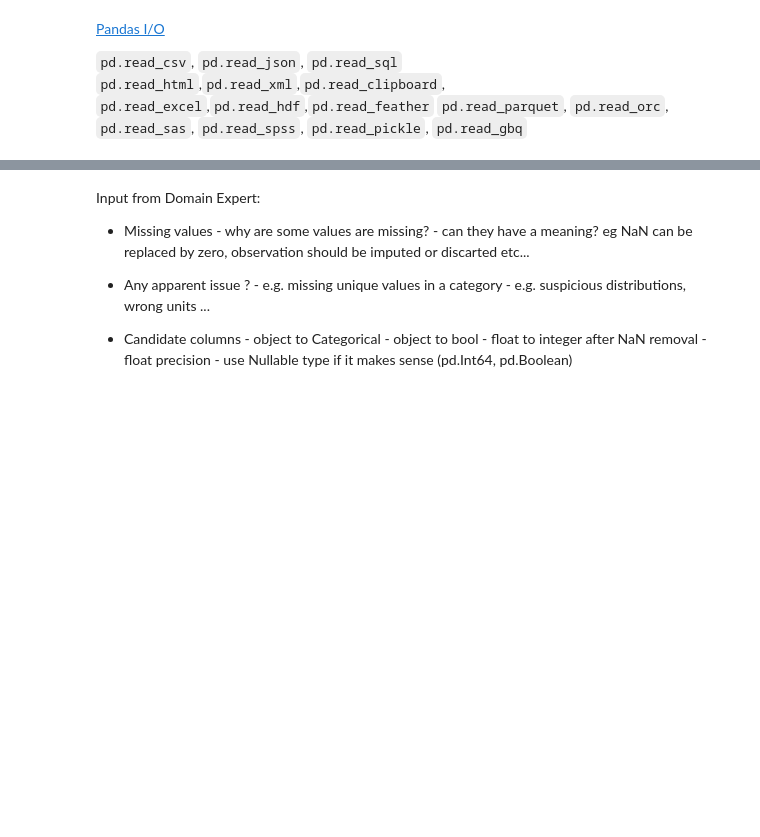
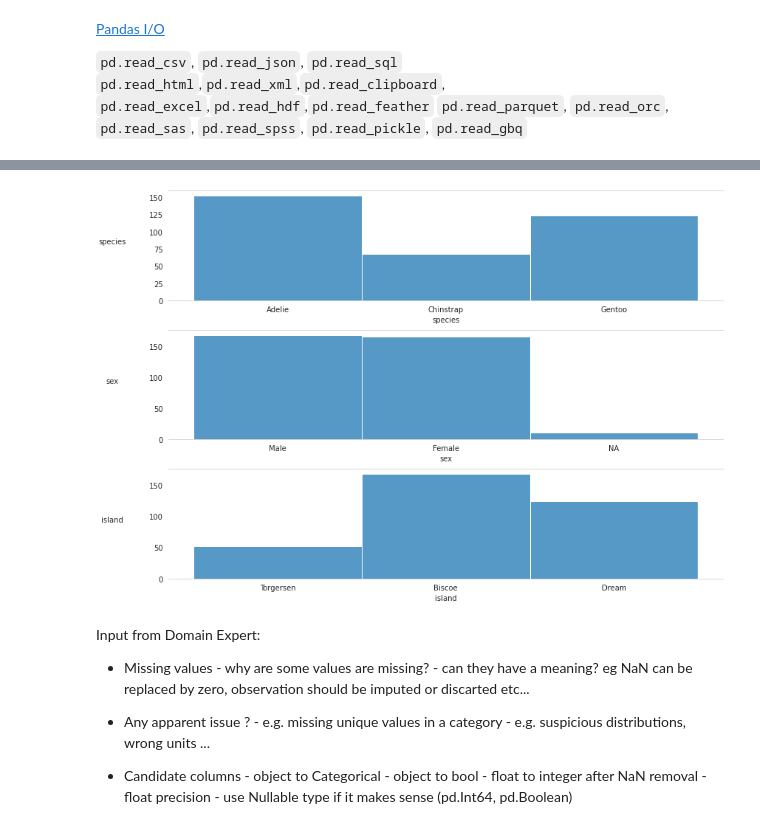
Before and after one commit to alexisgourdol/eda, a Jupyter notebook: EDA_template.ipynb, the cells around one changed output, grey strips where cells are left out. Cells and saved outputs as stored; diff of their text form; code cells hidden in the pictures; blank space fills up the shorter version.

```diff
--- a/EDA_template.ipynb
+++ b/EDA_template.ipynb
@@ -85,3 +142,26 @@ eda_df
+# %%
+def hist_cat_cols(df):
+    num_cols = {col for col in df.select_dtypes(exclude="number")}
+
+    custom_params = {
+        "axes.spines.left": False,
+        "axes.spines.right": False,
+        "axes.spines.bottom": True,
+        "axes.spines.top": True,
+        "axes.grid": False,
+    }
+    with sns.axes_style("whitegrid", rc=custom_params):
+
+        fig, axs = plt.subplots(nrows=len(num_cols), ncols=1, figsize=(12, 8))
+
+        for idx, col in enumerate(num_cols):
+            sns.histplot(x=df[col].fillna("NA"), data=df, ax=axs[idx])
+            axs[idx].set_ylabel(col, rotation=0, labelpad=50)
+            plt.tight_layout()
+
+hist_cat_cols(df)
+# %% [output]
+[figure, added]
 # %% [markdown]
 Input from Domain Expert:
   - Missing values
```
Also changed, not shown: parts of 19 cells of this notebook, 3 other files.
